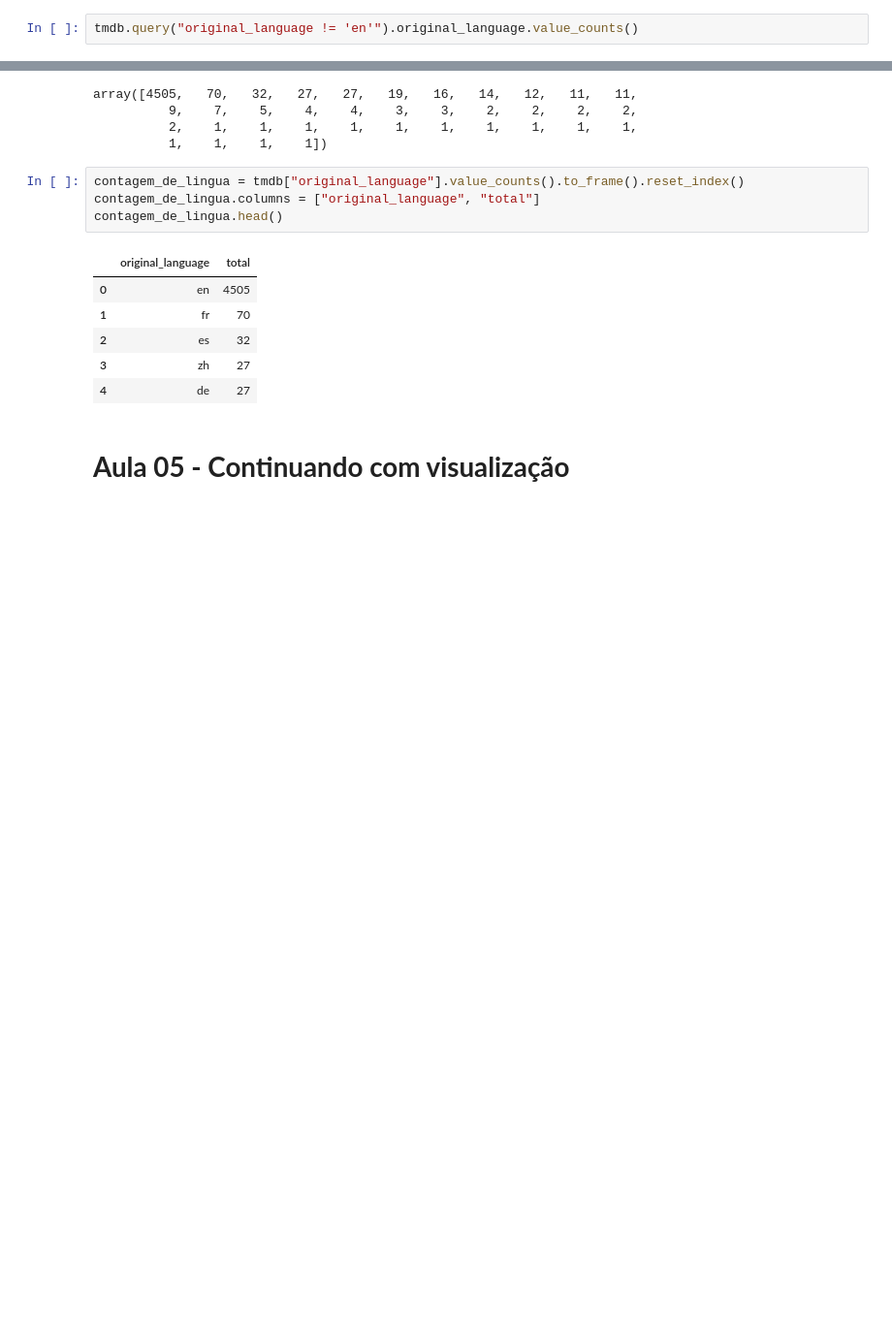
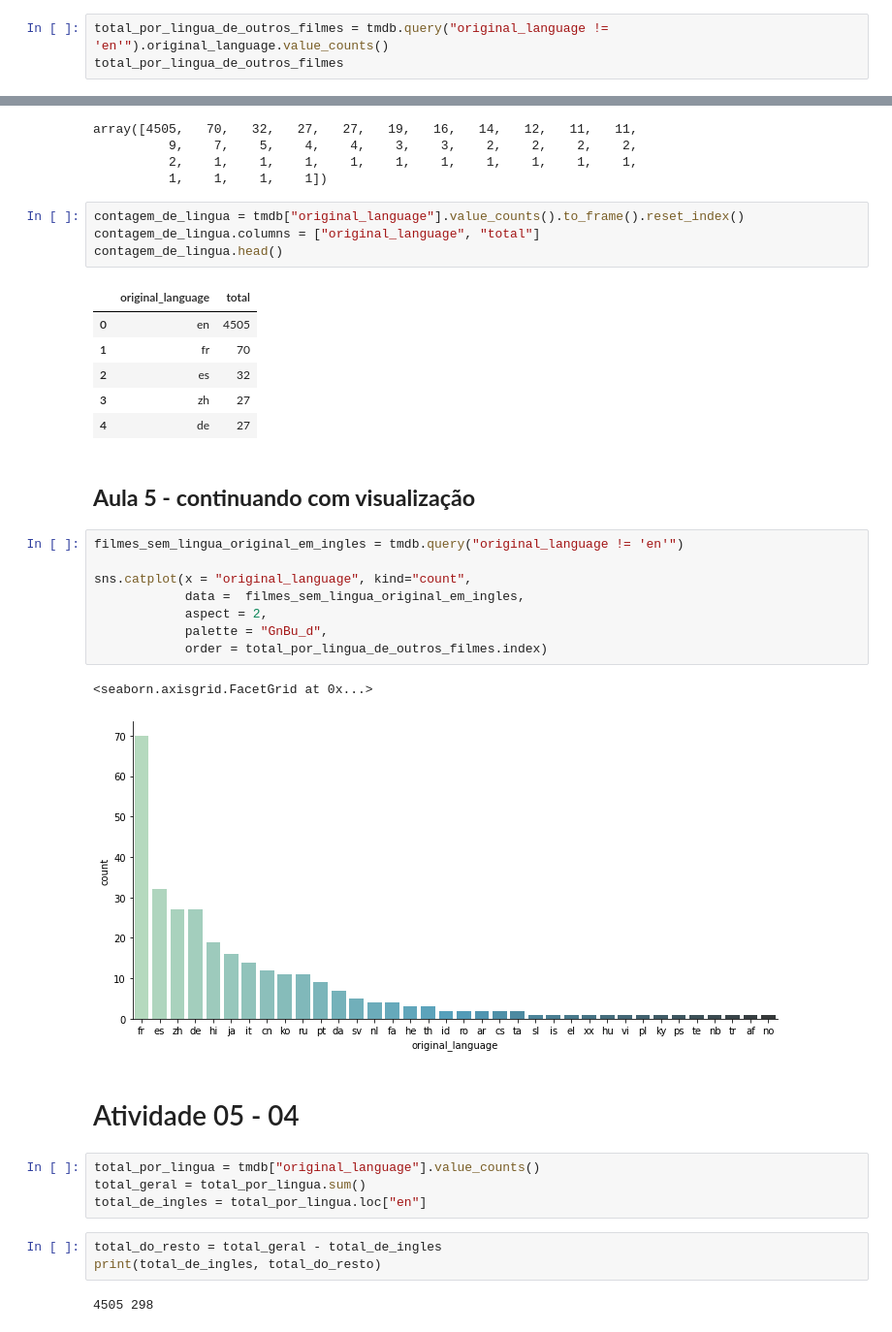
Before and after one commit to JoyciP/Data-science-Primeiros-passos, a Jupyter notebook: Introdução_a_Data_Science.ipynb, the cells around one changed output, grey strips where cells are left out. Shown: that part at 97% size. Drawn from its saved outputs; the diff is of its cells as text; blank space fills up the shorter version.

Commit message:
Finalização da 5ª aula e atividade realizada.

```diff
--- a/Introdução_a_Data_Science.ipynb
+++ b/Introdução_a_Data_Science.ipynb
@@ -356,7 +356,8 @@ plt.pie(dados["total"], labels = dados["lingua"])
   Text(1.0791697511565306, -0.2130555049482467, 'outros')])
 [figure]
 # %%
-tmdb.query("original_language != 'en'").original_language.value_counts()
+total_por_lingua_de_outros_filmes = tmdb.query("original_language != 'en'").original_language.value_counts()
+total_por_lingua_de_outros_filmes
 # %% [output]
 fr    70
 es    32
@@ -408,4 +397,26 @@ contagem_de_lingua.head()
 | 3 | zh | 27 |
 | 4 | de | 27 |
 # %% [markdown]
-# **Aula 05 - Continuando com visualização**
+## **Aula 5 - continuando com visualização**
+# %%
+filmes_sem_lingua_original_em_ingles = tmdb.query("original_language != 'en'")
+
+sns.catplot(x = "original_language", kind="count",
+            data =  filmes_sem_lingua_original_em_ingles,
+            aspect = 2,
+            palette = "GnBu_d",
+            order = total_por_lingua_de_outros_filmes.index)
+# %% [output]
+<seaborn.axisgrid.FacetGrid at 0x...>
+[figure, added]
+# %% [markdown]
+# Atividade 05 - 04
+# %%
+total_por_lingua = tmdb["original_language"].value_counts()
+total_geral = total_por_lingua.sum()
+total_de_ingles = total_por_lingua.loc["en"]
+# %%
+total_do_resto = total_geral - total_de_ingles
+print(total_de_ingles, total_do_resto)
+# %% [output]
+4505 298
```
Also changed, not shown: parts of 10 cells of this notebook.
